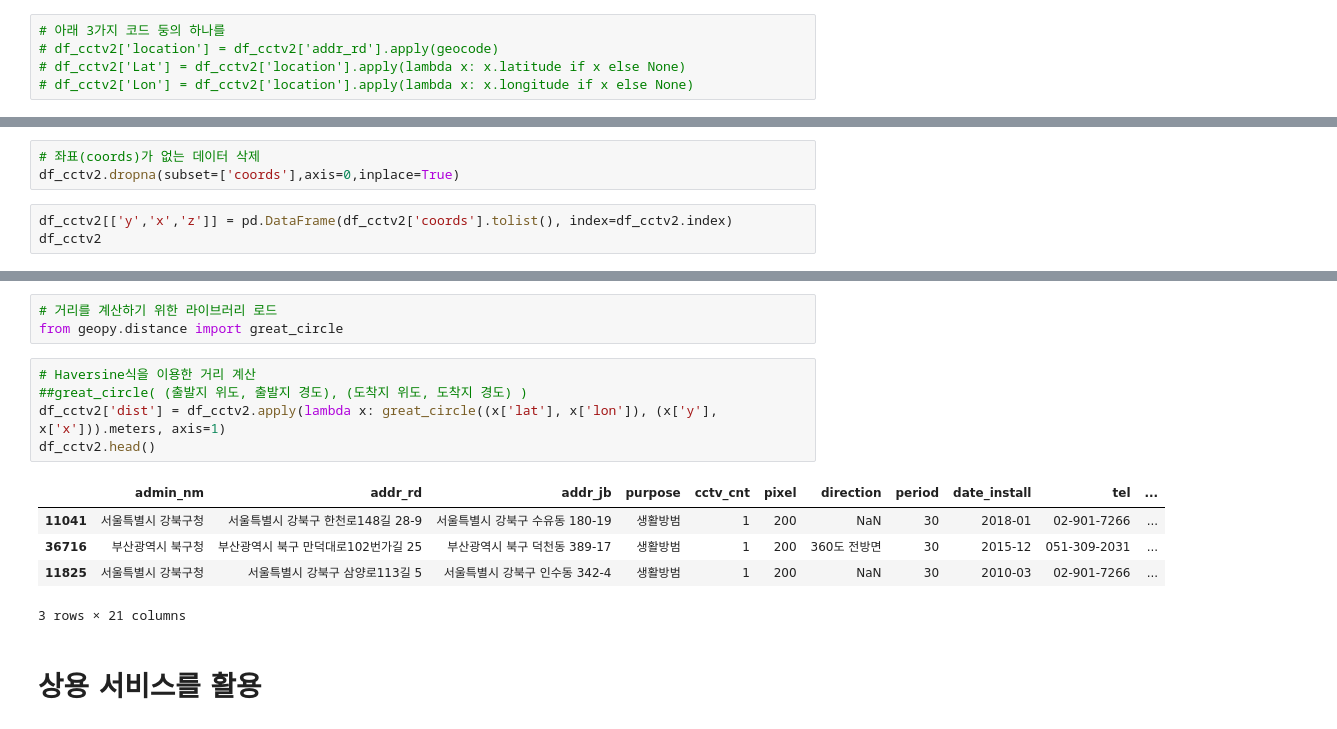
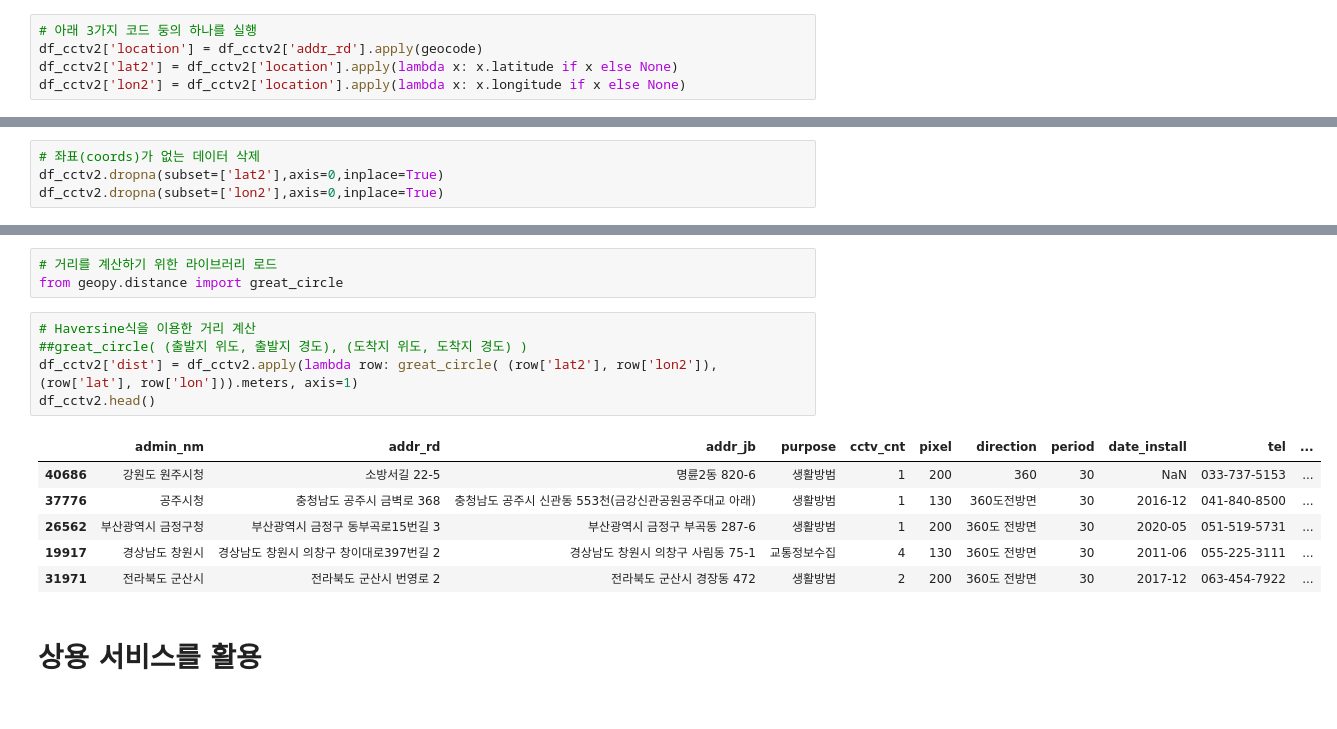
Before and after one commit to thlee33/geography2021, a Jupyter notebook: 07_geocoding.ipynb, the cells around one changed output, grey strips where cells are left out. Saved outputs shown, nothing was run; the diff lists cells and outputs as text.

```diff
--- a/07_geocoding.ipynb
+++ b/07_geocoding.ipynb
@@ -73,7 +73,7 @@ from  geopy.extra.rate_limiter import RateLimiter
 geolocator = Nominatim(user_agent='testing2')  #South Korea
 geocode = RateLimiter(geolocator.geocode, min_delay_seconds=2, return_value_on_exception = None)
 # %%
-# 아래 3가지 코드 둥의 하나를
-# df_cctv2['location'] = df_cctv2['addr_rd'].apply(geocode)
-# df_cctv2['Lat'] = df_cctv2['location'].apply(lambda x: x.latitude if x else None)
-# df_cctv2['Lon'] = df_cctv2['location'].apply(lambda x: x.longitude if x else None)
+# 아래 3가지 코드 둥의 하나를 실행
+df_cctv2['location'] = df_cctv2['addr_rd'].apply(geocode)
+df_cctv2['lat2'] = df_cctv2['location'].apply(lambda x: x.latitude if x else None)
+df_cctv2['lon2'] = df_cctv2['location'].apply(lambda x: x.longitude if x else None)
@@ -88,7 +115,5 @@ geocode = RateLimiter(geolocator.geocode, min_delay_seconds=2, return_value_on_e
 https://operations.osmfoundation.org/policies/nominatim/
 # %%
 # 좌표(coords)가 없는 데이터 삭제
-df_cctv2.dropna(subset=['coords'],axis=0,inplace=True)
+df_cctv2.dropna(subset=['lat2'],axis=0,inplace=True)
+df_cctv2.dropna(subset=['lon2'],axis=0,inplace=True)
-# %%
-df_cctv2[['y','x','z']] = pd.DataFrame(df_cctv2['coords'].tolist(), index=df_cctv2.index)
-df_cctv2
@@ -102,14 +146,15 @@ from geopy.distance import great_circle
 # %%
 # Haversine식을 이용한 거리 계산
 ##great_circle( (출발지 위도, 출발지 경도), (도착지 위도, 도착지 경도) )
-df_cctv2['dist'] = df_cctv2.apply(lambda x: great_circle((x['lat'], x['lon']), (x['y'], x['x'])).meters, axis=1)
+df_cctv2['dist'] = df_cctv2.apply(lambda row: great_circle( (row['lat2'], row['lon2']), (row['lat'], row['lon'])).meters, axis=1)
 df_cctv2.head()
 # %% [output]
 |  | admin_nm | addr_rd | addr_jb | purpose | cctv_cnt | pixel | direction | period | date_install | tel | ... |
-| 11041 | 서울특별시 강북구청 | 서울특별시 강북구 한천로148길 28-9 | 서울특별시 강북구 수유동 180-19 | 생활방범 | 1 | 200 | NaN | 30 | 2018-01 | 02-901-7266 | ... |
-| 36716 | 부산광역시 북구청 | 부산광역시 북구 만덕대로102번가길 25 | 부산광역시 북구 덕천동 389-17 | 생활방범 | 1 | 200 | 360도 전방면 | 30 | 2015-12 | 051-309-2031 | ... |
-| 11825 | 서울특별시 강북구청 | 서울특별시 강북구 삼양로113길 5 | 서울특별시 강북구 인수동 342-4 | 생활방범 | 1 | 200 | NaN | 30 | 2010-03 | 02-901-7266 | ... |
+| 40686 | 강원도 원주시청 | 소방서길 22-5 | 명륜2동 820-6 | 생활방범 | 1 | 200 | 360 | 30 | NaN | 033-737-5153 | ... |
+| 37776 | 공주시청 | 충청남도 공주시 금벽로 368 | 충청남도 공주시 신관동 553천(금강신관공원공주대교 아래) | 생활방범 | 1 | 130 | 360도전방면 | 30 | 2016-12 | 041-840-8500 | ... |
+| 26562 | 부산광역시 금정구청 | 부산광역시 금정구 동부곡로15번길 3 | 부산광역시 금정구 부곡동 287-6 | 생활방범 | 1 | 200 | 360도 전방면 | 30 | 2020-05 | 051-519-5731 | ... |
+| 19917 | 경상남도 창원시 | 경상남도 창원시 의창구 창이대로397번길 2 | 경상남도 창원시 의창구 사림동 75-1 | 교통정보수집 | 4 | 130 | 360도 전방면 | 30 | 2011-06 | 055-225-3111 | ... |
+| 31971 | 전라북도 군산시 | 전라북도 군산시 번영로 2 | 전라북도 군산시 경장동 472 | 생활방범 | 2 | 200 | 360도 전방면 | 30 | 2017-12 | 063-454-7922 | ... |
-3 rows × 21 columns
 # %% [markdown]
 # 상용 서비스를 활용
 # %%
```
Also changed, not shown: parts of 13 cells of this notebook, 15 other files.
